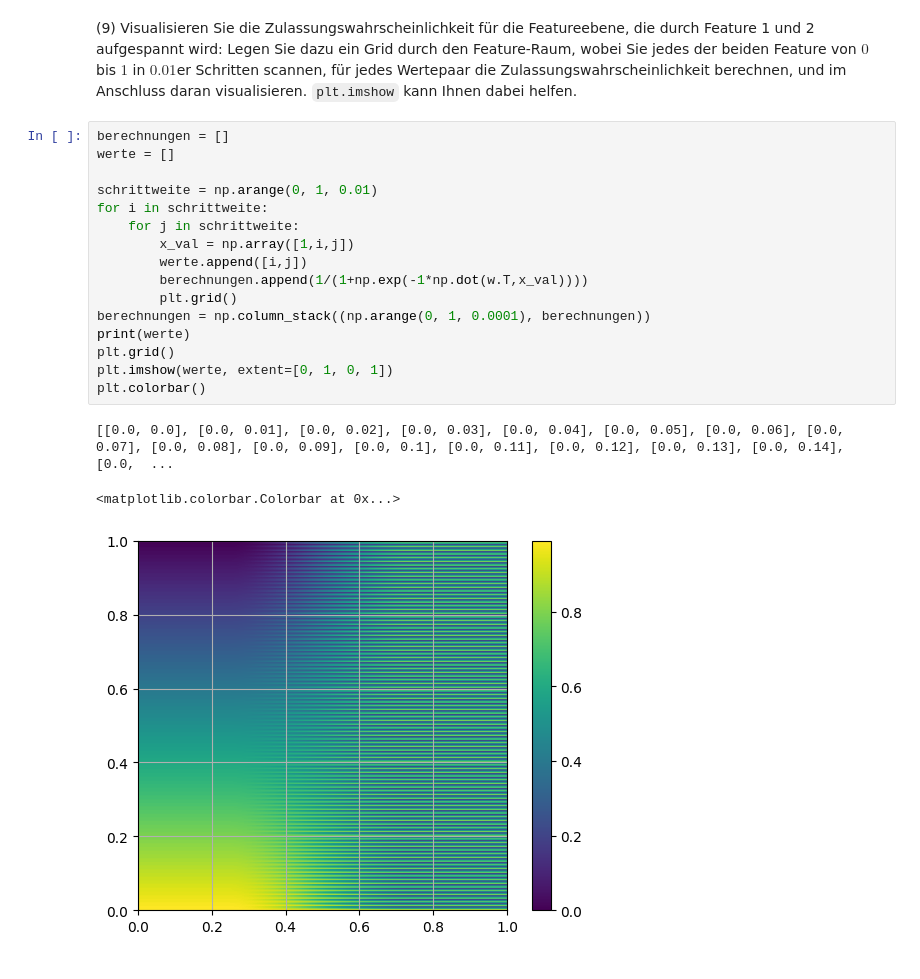
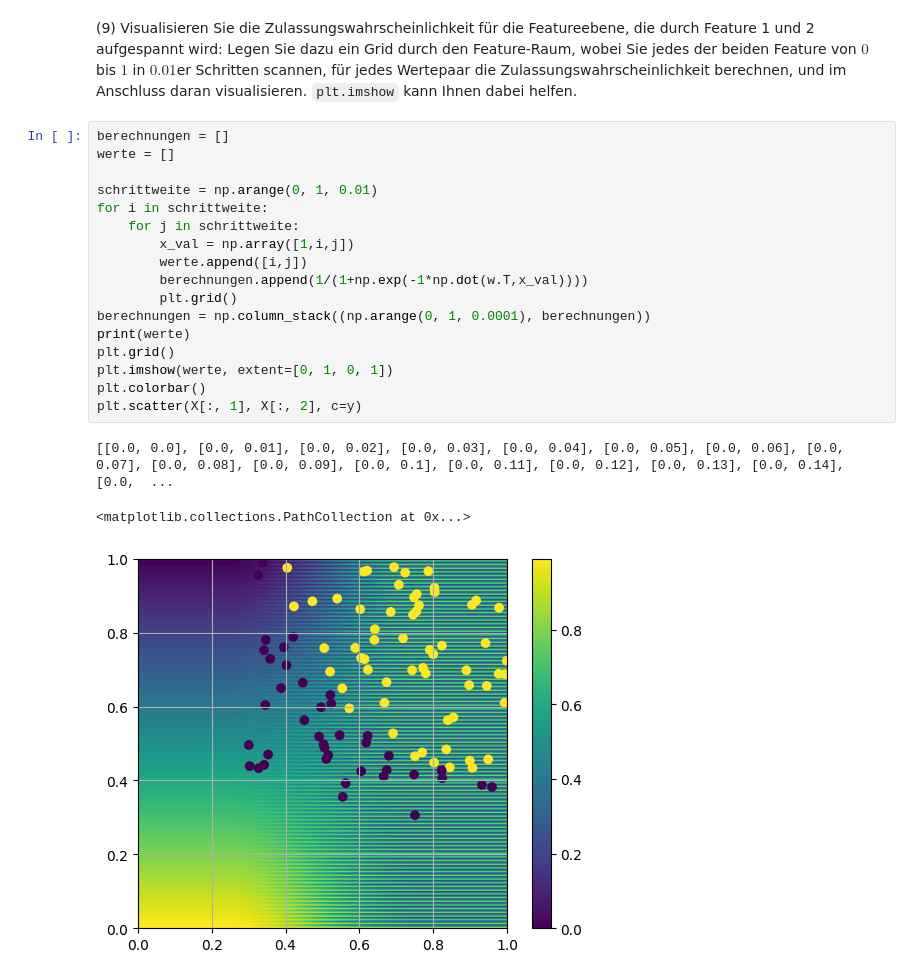
Before and after one commit to Emanuel162/MachineLearning, a Jupyter notebook: UebungenML/SJMN-7.ipynb, the cells around one changed output. Cells and saved outputs as stored; diff of their text form.

```diff
--- a/UebungenML/SJMN-7.ipynb
+++ b/UebungenML/SJMN-7.ipynb
@@ -99,20 +99,21 @@ Der Prozentsatz sieht wie folgt aus: 0.613990109620512
 # %%
 berechnungen = []
 werte = []
 
 schrittweite = np.arange(0, 1, 0.01)
 for i in schrittweite:
     for j in schrittweite:
         x_val = np.array([1,i,j])
         werte.append([i,j])
         berechnungen.append(1/(1+np.exp(-1*np.dot(w.T,x_val))))
         plt.grid()
 berechnungen = np.column_stack((np.arange(0, 1, 0.0001), berechnungen))
 print(werte)
 plt.grid()
 plt.imshow(werte, extent=[0, 1, 0, 1])
 plt.colorbar()
+plt.scatter(X[:, 1], X[:, 2], c=y)
 # %% [output]
 [[0.0, 0.0], [0.0, 0.01], [0.0, 0.02], [0.0, 0.03], [0.0, 0.04], [0.0, 0.05], [0.0, 0.06], [0.0, 0.07], [0.0, 0.08], [0.0, 0.09], [0.0, 0.1], [0.0, 0.11], [0.0, 0.12], [0.0, 0.13], [0.0, 0.14], [0.0,  ...
-<matplotlib.colorbar.Colorbar at 0x...>
+<matplotlib.collections.PathCollection at 0x...>
-[figure, old version]
+[figure, new version]
```
Also changed, not shown: 1 other file.
